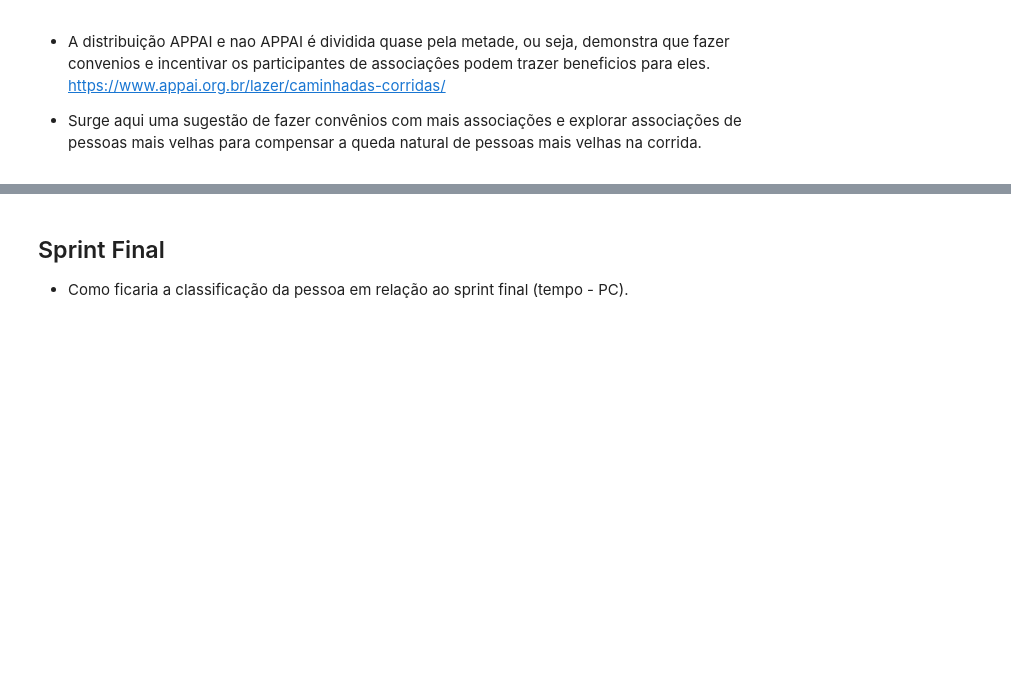
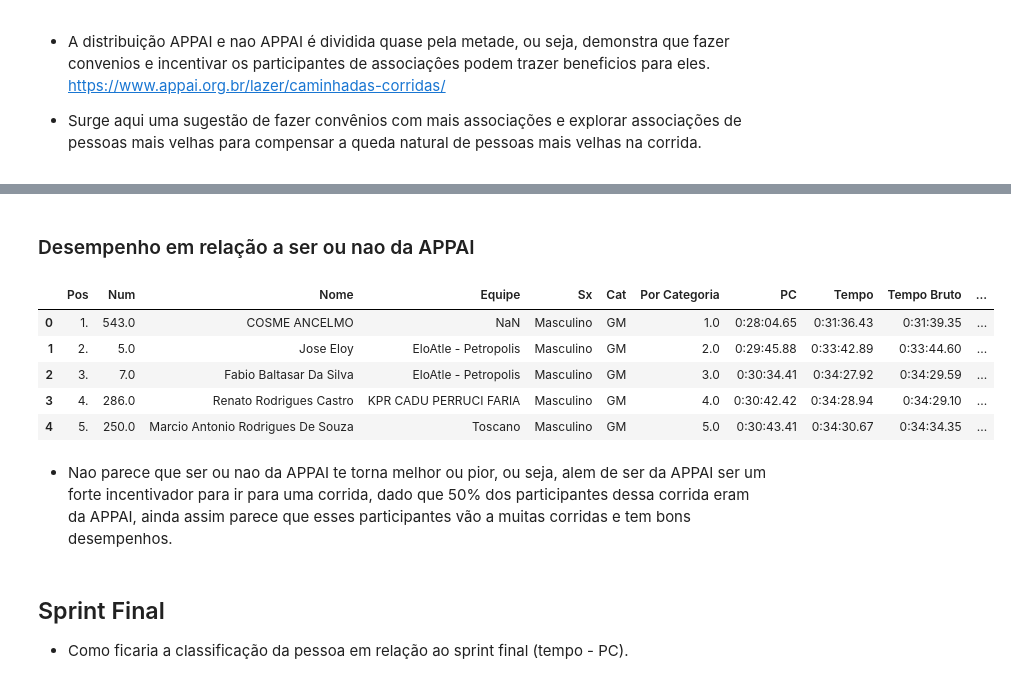
Before and after one commit to silvaaraujo98/eda_corrida_rio_antigo, a Jupyter notebook: EDA_Corrida_Rio_Antigo.ipynb, the cells around one changed output, grey strips where cells are left out. Cells and saved outputs as stored; diff of their text form; code cells hidden in the pictures; blank space fills up the shorter version.

Commit message:
Fazendo as análises de Desempenho

```diff
--- a/EDA_Corrida_Rio_Antigo.ipynb
+++ b/EDA_Corrida_Rio_Antigo.ipynb
@@ -243,0 +246,5 @@ Obs: Lembrando que usaremos a velocidade média como medidor de desempenho
+# %%
+# Alterar a Vel.Média que ta em km/h para min/km que é geralmente como vemos o pace.
+dados_corrida['Pace_Final'] = 60/dados_corrida['Vel.Média']
+dados_corrida.head()
+dados_corrida.query("Nome == 'Joao Victor Da Silva Araujo'")['Pace_Final'].iloc[0]
@@ -243,0 +342,21 @@ Obs: Lembrando que usaremos a velocidade média como medidor de desempenho
+# %%
+# Fazendo as categorias com 10 anos.
+def cria_categoria_10_anos(row):
+    if row in ['1519','2024']:
+        return '15-24'
+    elif row in ['2529','3034']:
+        return '25-34'
+    elif row in ['3539','4044']:
+        return '35-44'
+    elif row in ['4549','5054']:
+        return '45-54'
+    elif row in ['5559','6064']:
+        return '55-64'
+    elif row in ['6569','7074']:
+        return '65-74'
+    elif row in ['7579','8099']:
+        return '75-99'
+    else:
+        return np.nan
+
+dados_corrida_so_quem_completou['Faixa Etária'] = dados_corrida_so_quem_completou['Categoria_Sem_Sexo'].apply(cria_categoria_10_anos)
@@ -243,0 +403,11 @@ Obs: Lembrando que usaremos a velocidade média como medidor de desempenho
+# %% [markdown]
+### Desempenho em relação a ser ou nao da APPAI
+# %%
+dados_corrida_so_quem_completou.head()
+# %% [output]
+|  | Pos | Num | Nome | Equipe | Sx | Cat | Por Categoria | PC | Tempo | Tempo Bruto | ... |
+| 0 | 1. | 543.0 | COSME ANCELMO | NaN | Masculino | GM | 1.0 | 0:28:04.65 | 0:31:36.43 | 0:31:39.35 | ... |
+| 1 | 2. | 5.0 | Jose Eloy | EloAtle - Petropolis | Masculino | GM | 2.0 | 0:29:45.88 | 0:33:42.89 | 0:33:44.60 | ... |
+| 2 | 3. | 7.0 | Fabio Baltasar Da Silva | EloAtle - Petropolis | Masculino | GM | 3.0 | 0:30:34.41 | 0:34:27.92 | 0:34:29.59 | ... |
+| 3 | 4. | 286.0 | Renato Rodrigues Castro | KPR CADU PERRUCI FARIA | Masculino | GM | 4.0 | 0:30:42.42 | 0:34:28.94 | 0:34:29.10 | ... |
+| 4 | 5. | 250.0 | Marcio Antonio Rodrigues De Souza | Toscano | Masculino | GM | 5.0 | 0:30:43.41 | 0:34:30.67 | 0:34:34.35 | ... |
@@ -244,3 +426,5 @@ Obs: Lembrando que usaremos a velocidade média como medidor de desempenho
+# %% [markdown]
+* Nao parece que ser ou nao da APPAI te torna melhor ou pior, ou seja, alem de ser da APPAI ser um forte incentivador para ir para uma corrida, dado que 50% dos participantes dessa corrida eram da APPAI, ainda assim parece que esses participantes vão a muitas corridas e tem bons desempenhos.
 # %% [markdown]
 ## Sprint Final
 * Como ficaria a classificação da pessoa em relação ao sprint final (tempo - PC).
```
Also changed, not shown: parts of 18 cells of this notebook.
